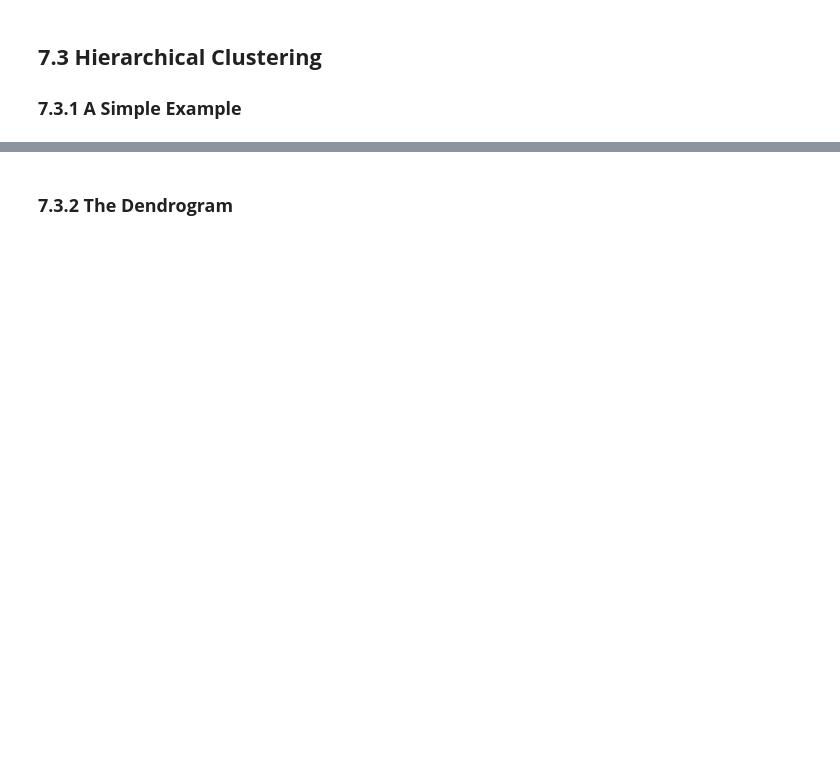
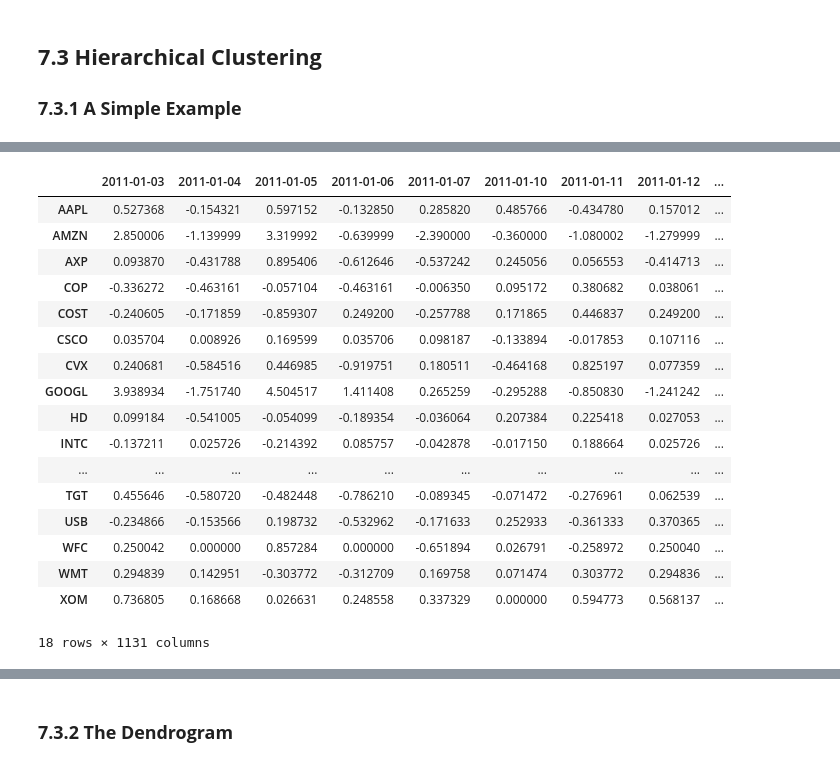
Before and after one commit to young-hwanlee/my-practical-statistics-for-data-scientists, a Jupyter notebook: Chapter_7_Unsupervised_Learning.ipynb, the cells around one changed output, grey strips where cells are left out. Cells and saved outputs as stored; diff of their text form; code cells hidden in the pictures; blank space fills up the shorter version.

```diff
--- a/Chapter_7_Unsupervised_Learning.ipynb
+++ b/Chapter_7_Unsupervised_Learning.ipynb
@@ -355,0 +360,21 @@ print(Z.shape)
+# %%
+df
+# %% [output]
+|  | 2011-01-03 | 2011-01-04 | 2011-01-05 | 2011-01-06 | 2011-01-07 | 2011-01-10 | 2011-01-11 | 2011-01-12 | ... |
+| AAPL | 0.527368 | -0.154321 | 0.597152 | -0.132850 | 0.285820 | 0.485766 | -0.434780 | 0.157012 | ... |
+| AMZN | 2.850006 | -1.139999 | 3.319992 | -0.639999 | -2.390000 | -0.360000 | -1.080002 | -1.279999 | ... |
+| AXP | 0.093870 | -0.431788 | 0.895406 | -0.612646 | -0.537242 | 0.245056 | 0.056553 | -0.414713 | ... |
+| COP | -0.336272 | -0.463161 | -0.057104 | -0.463161 | -0.006350 | 0.095172 | 0.380682 | 0.038061 | ... |
+| COST | -0.240605 | -0.171859 | -0.859307 | 0.249200 | -0.257788 | 0.171865 | 0.446837 | 0.249200 | ... |
+| CSCO | 0.035704 | 0.008926 | 0.169599 | 0.035706 | 0.098187 | -0.133894 | -0.017853 | 0.107116 | ... |
+| CVX | 0.240681 | -0.584516 | 0.446985 | -0.919751 | 0.180511 | -0.464168 | 0.825197 | 0.077359 | ... |
+| GOOGL | 3.938934 | -1.751740 | 4.504517 | 1.411408 | 0.265259 | -0.295288 | -0.850830 | -1.241242 | ... |
+| HD | 0.099184 | -0.541005 | -0.054099 | -0.189354 | -0.036064 | 0.207384 | 0.225418 | 0.027053 | ... |
+| INTC | -0.137211 | 0.025726 | -0.214392 | 0.085757 | -0.042878 | -0.017150 | 0.188664 | 0.025726 | ... |
+| ... | ... | ... | ... | ... | ... | ... | ... | ... | ... |
+| TGT | 0.455646 | -0.580720 | -0.482448 | -0.786210 | -0.089345 | -0.071472 | -0.276961 | 0.062539 | ... |
+| USB | -0.234866 | -0.153566 | 0.198732 | -0.532962 | -0.171633 | 0.252933 | -0.361333 | 0.370365 | ... |
+| WFC | 0.250042 | 0.000000 | 0.857284 | 0.000000 | -0.651894 | 0.026791 | -0.258972 | 0.250040 | ... |
+| WMT | 0.294839 | 0.142951 | -0.303772 | -0.312709 | 0.169758 | 0.071474 | 0.303772 | 0.294836 | ... |
+| XOM | 0.736805 | 0.168668 | 0.026631 | 0.248558 | 0.337329 | 0.000000 | 0.594773 | 0.568137 | ... |
+18 rows × 1131 columns
```
Also changed, not shown: parts of 9 cells of this notebook.
